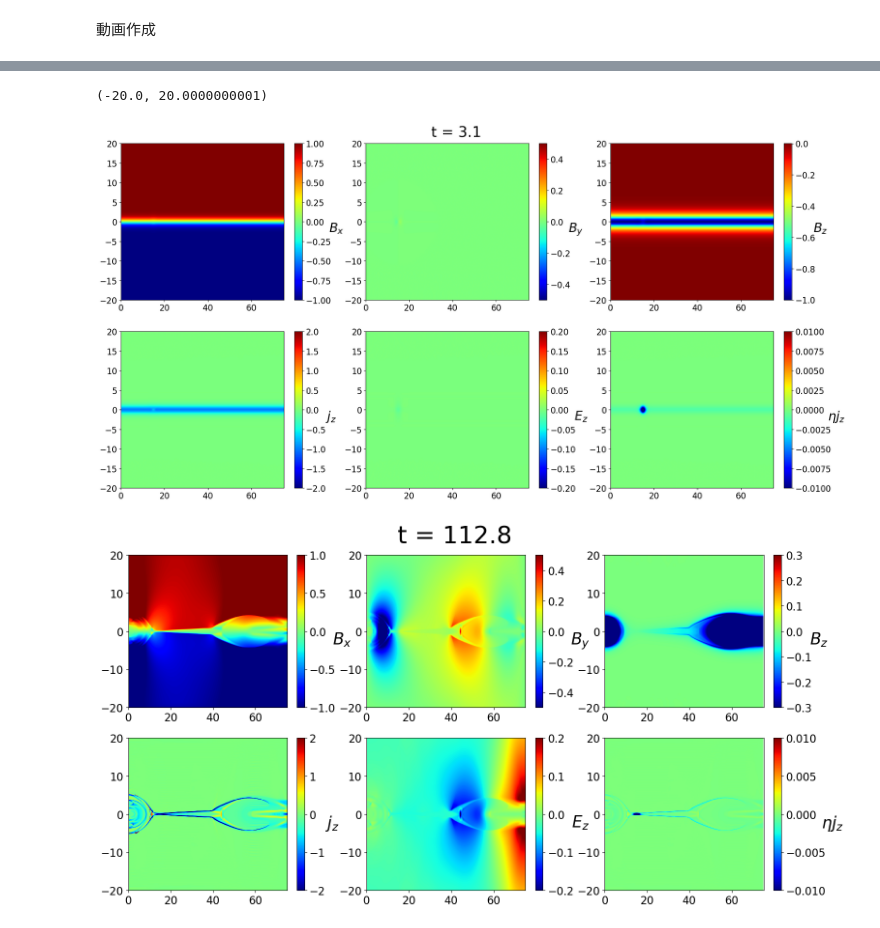
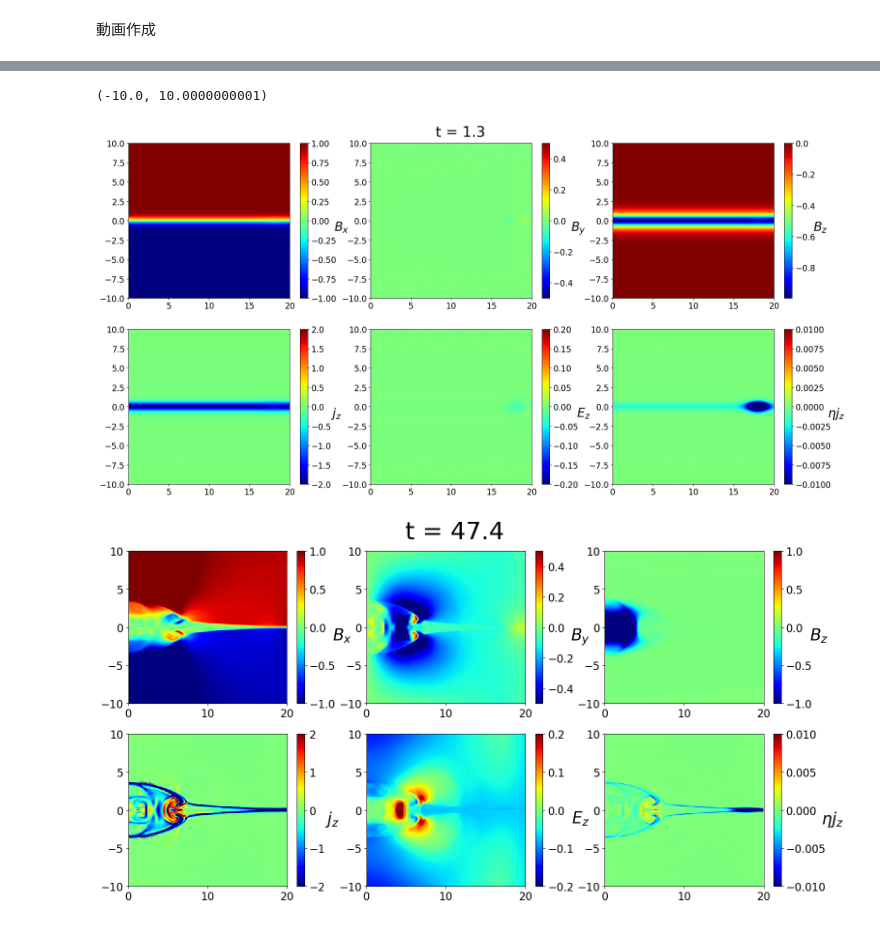
Before and after one commit to Keita-A/RadiativeMHD-simulation, a Jupyter notebook: MR_GPU_takasao.ipynb, the cells around one changed output, grey strips where cells are left out. Saved outputs shown, nothing was run; the diff lists cells and outputs as text; code cells hidden in the pictures.

```diff
--- a/MR_GPU_takasao.ipynb
+++ b/MR_GPU_takasao.ipynb
@@ -404,13 +404,13 @@ for t in range(1, max_step+1):
 gamma = 5.0/3.0
 B0 = 1.0
 rho0 = 1.0
-sheat_thickness = 1.0
+sheat_thickness = 0.5
 p0 = B0**2 / 2.0 #カレントシート中央での圧力
-beta_upstream = 0.2
+beta_upstream = 0.5
 VA = B0 / np.sqrt(rho0)
-x_max = 75.0
-y_max = 20.0
-dx = sheat_thickness / 16.0
+x_max = 20.0
+y_max = 10.0
+dx = 0.05
 dy = dx
 nx = int(x_max / dx)
 ny = int(2.0 * y_max / dy)
@@ -429,7 +429,7 @@ Bx_init = B0 * np.tanh(Y / sheat_thickness).T
 By_init = 0.0
 Bz_init = -B0 / np.cosh(Y / sheat_thickness).T
 # 擾乱を加える
-position_x = 0.2 * x_max
+position_x = 0.9 * x_max
 p_init = p0 * beta_upstream
 U[0, :, :] = rho_init
 U[1, :, :] = rho_init * u_init
@@ -511,10 +514,10 @@ ax4 = fig.add_subplot(234)
 ax5 = fig.add_subplot(235)
 ax6 = fig.add_subplot(236)
 
-log = np.loadtxt("log_mr.txt", delimiter=',')
+log = np.loadtxt("log_takasao.txt", delimiter=',')
 step = 300
 
-U = np.load(f"results_mr/U_{step}.npy")
+U = np.load(f"results_takasao/U_{step}.npy")
 rho = U[0, :, :]
 u = U[1, :, :] / rho
 v = U[2, :, :] / rho
@@ -580,8 +583,8 @@ ax4.set_ylim(-y_max, y_max+1e-10)
 ax5.set_ylim(-y_max, y_max+1e-10)
 ax6.set_ylim(-y_max, y_max+1e-10)
 # %% [output]
-(-20.0, 20.0000000001)
+(-10.0, 10.0000000001)
-[figure, old version]
+[figure, new version]
 # %%
 fig = plt.figure(figsize=(18, 9))
 ax1 = fig.add_subplot(231)
@@ -591,7 +594,7 @@ ax4 = fig.add_subplot(234)
 ax5 = fig.add_subplot(235)
 ax6 = fig.add_subplot(236)
 
-log = np.loadtxt("log_mr.txt", delimiter=',')
+log = np.loadtxt("log_takasao.txt", delimiter=',')
 total_steps = int(log[-1][0])
 interval = 100
 for step in range(0, total_steps+interval, interval):
@@ -602,7 +605,7 @@ for step in range(0, total_steps+interval, interval):
     ax5.clear()
     ax6.clear()
 
-    U = np.load(f"results_mr/U_{step}.npy")
+    U = np.load(f"results_takasao/U_{step}.npy")
     rho = U[0, :, :]
     u = U[1, :, :] / rho
     v = U[2, :, :] / rho
@@ -629,7 +632,7 @@ for step in range(0, total_steps+interval, interval):
         cbar.ax.tick_params(labelsize=16)
         cbar.set_label(r"$B_y$", fontsize=24, rotation=0, labelpad=10)
 
-    contour = ax3.pcolormesh(X, Y, (Bz).T, vmin=-0.3, vmax=0.3, cmap='jet')
+    contour = ax3.pcolormesh(X, Y, (Bz).T, vmin=-1.0, vmax=1.0, cmap='jet')
     if step == 0:
         cbar = plt.colorbar(contour, ax=ax3)
         cbar.ax.tick_params(labelsize=16)
@@ -657,35 +660,35 @@ for step in range(0, total_steps+interval, interval):
     ax1.tick_params(labelsize=16)
     ax2.tick_params(labelsize=16)
     ax3.tick_params(labelsize=16)
     ax4.tick_params(labelsize=16)
     ax5.tick_params(labelsize=16)
     ax6.tick_params(labelsize=16)
     ax1.set_xlim(0.0, x_max+1e-10)
     ax2.set_xlim(0.0, x_max+1e-10)
     ax3.set_xlim(0.0, x_max+1e-10)
     ax4.set_xlim(0.0, x_max+1e-10)
     ax5.set_xlim(0.0, x_max+1e-10)
     ax6.set_xlim(0.0, x_max+1e-10)
     ax1.set_ylim(-y_max, y_max+1e-10)
     ax2.set_ylim(-y_max, y_max+1e-10)
     ax3.set_ylim(-y_max, y_max+1e-10)
     ax4.set_ylim(-y_max, y_max+1e-10)
     ax5.set_ylim(-y_max, y_max+1e-10)
     ax6.set_ylim(-y_max, y_max+1e-10)
 
-    fig.savefig(f"pictures_mr/{step}.png", dpi=200)
+    fig.savefig(f"pictures_takasao/{step}.png", dpi=200)
 
 
-filename = "mr_fields1.mp4"
-img = cv2.imread(f'./pictures_mr/0.png')
+filename = "takasao_fields.mp4"
+img = cv2.imread(f'./pictures_takasao/0.png')
 framesize = (img.shape[1], img.shape[0])
 fps = 10.0
 fourcc = cv2.VideoWriter_fourcc('m','p','4','v')
 video  = cv2.VideoWriter(filename=filename, fourcc=fourcc, fps=fps, frameSize=framesize)
 
 for step in range(0, total_steps+interval, interval):
-    img = cv2.imread(f'./pictures_mr/{step}.png')
+    img = cv2.imread(f'./pictures_takasao/{step}.png')
     video.write(img)
 video.release()
 # %% [output]
-[figure, old version]
+[figure, new version]
```
Also changed, not shown: parts of 3 cells of this notebook, 1 other file.
